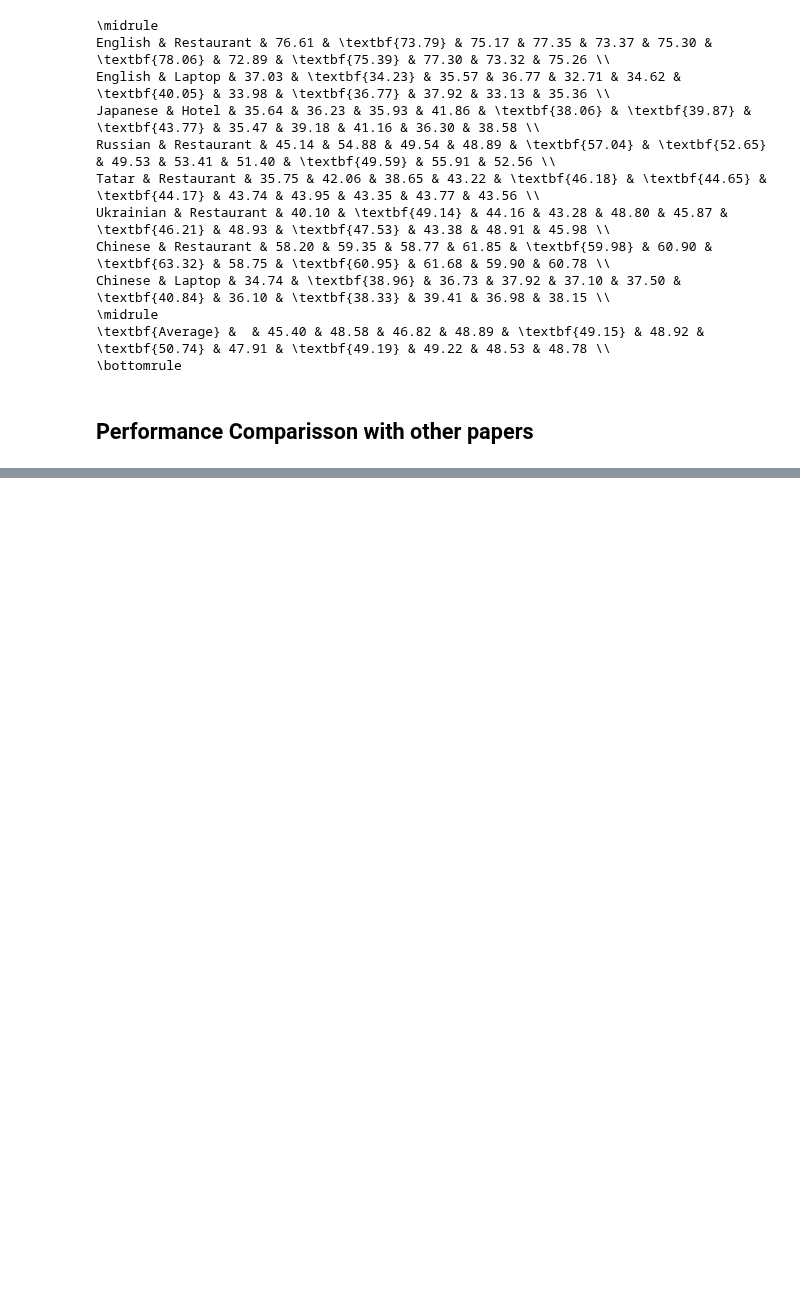
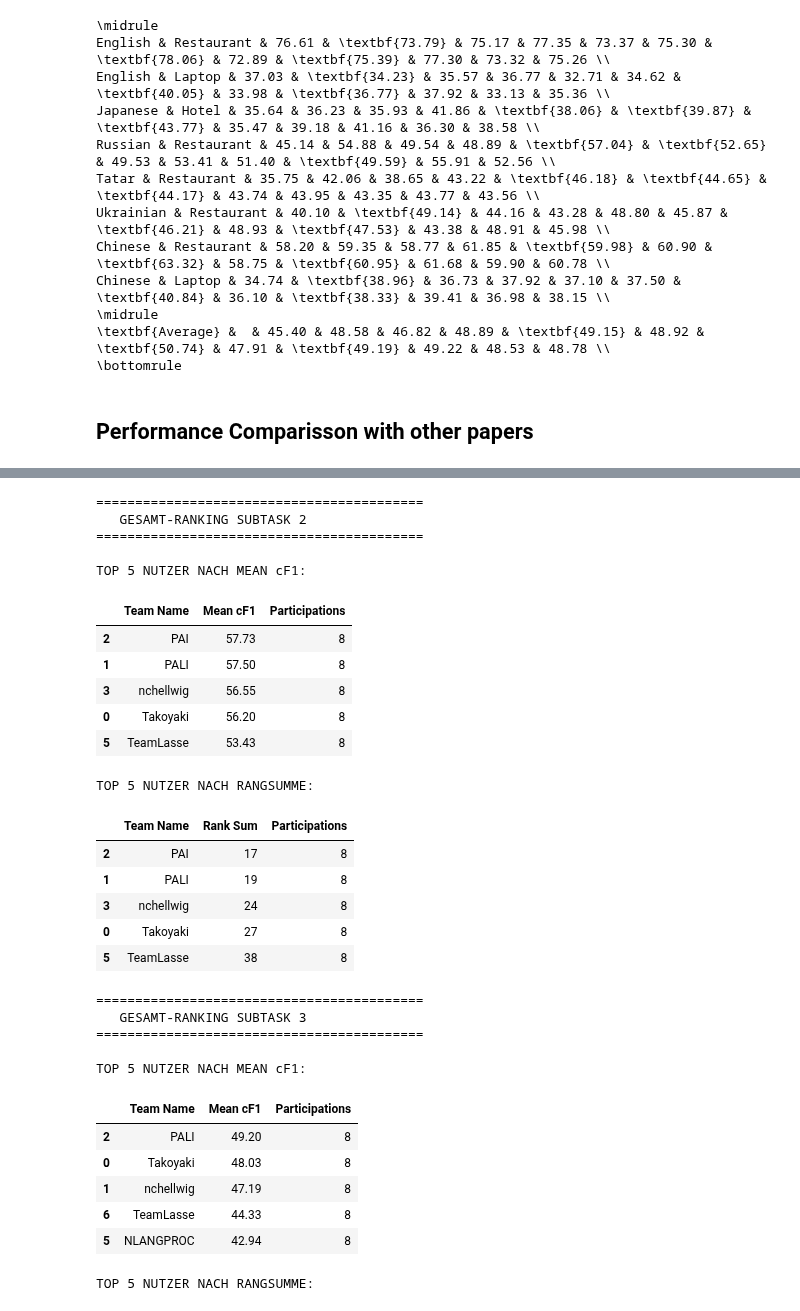
Before and after one commit to NilsHellwig/nchellwig-dimabsa, a Jupyter notebook: eval_performance.ipynb, the cells around one changed output, grey strips where cells are left out. Saved outputs shown, nothing was run; the diff lists cells and outputs as text; code cells hidden in the pictures; blank space fills up the shorter version.

```diff
--- a/eval_performance.ipynb
+++ b/eval_performance.ipynb
@@ -497,0 +466,79 @@ Chinese & Restaurant & \textbf{nchellwig (72.34)} & yangli (70.21) & zhaojun (68
+# %%
+# Finale Zusammenfassung der Top-Performer (Mean cF1 und Rangsumme)
+import pandas as pd
+
+for st_num, df_comp in [(2, df_s2_comp), (3, df_s3_comp)]:
+    relevant_combos = [(lang, dom) for sub, lang, dom in VALID_COMBINATIONS if sub == st_num]
+    num_total_combos = len(relevant_combos)
+    max_ranks = df_comp.groupby(['language', 'domain'])['rank'].max()
+
+    user_stats = []
+    user_to_team = df_comp.groupby('Username')['team_name'].first().to_dict()
+
+    for user in df_comp['Username'].unique():
+        user_data = df_comp[df_comp['Username'] == user]
+        total_score = user_data['score'].sum()
+        mean_cf1 = total_score / num_total_combos
+
+        rank_sum = 0
+        for lang, dom in relevant_combos:
+            match = user_data[(user_data['language'] == lang) & (user_data['domain'] == dom)]
+            if not match.empty:
+                rank_sum += match['rank'].iloc[0]
+            else:
+                rank_sum += max_ranks.get((lang, dom), 0) + 1
+
+        user_stats.append({
+            'Team Name': user_to_team.get(user, user),
+            'Mean cF1': round(mean_cf1, 2),
+            'Rank Sum': rank_sum,
+            'Participations': len(user_data)
+        })
+
+    df_results = pd.DataFrame(user_stats)
+
+    print(f"\n==========================================")
+    print(f"   GESAMT-RANKING SUBTASK {st_num}")
+    print(f"==========================================")
+
+    # Sortiere nach Mean cF1
+    top_cf1 = df_results.sort_values('Mean cF1', ascending=False).head(5)
+    # Sortiere nach Rangsumme
+    top_ranks = df_results.sort_values('Rank Sum', ascending=True).head(5)
+
+    print("\nTOP 5 NUTZER NACH MEAN cF1:")
+    display(top_cf1[['Team Name', 'Mean cF1', 'Participations']])
+
+    print("\nTOP 5 NUTZER NACH RANGSUMME:")
+    display(top_ranks[['Team Name', 'Rank Sum', 'Participations']])
+# %% [output]
+==========================================
+   GESAMT-RANKING SUBTASK 2
+==========================================
+
+TOP 5 NUTZER NACH MEAN cF1:
+|  | Team Name | Mean cF1 | Participations |
+| 2 | PAI | 57.73 | 8 |
+| 1 | PALI | 57.50 | 8 |
+| 3 | nchellwig | 56.55 | 8 |
+| 0 | Takoyaki | 56.20 | 8 |
+| 5 | TeamLasse | 53.43 | 8 |
+TOP 5 NUTZER NACH RANGSUMME:
+|  | Team Name | Rank Sum | Participations |
+| 2 | PAI | 17 | 8 |
+| 1 | PALI | 19 | 8 |
+| 3 | nchellwig | 24 | 8 |
+| 0 | Takoyaki | 27 | 8 |
+| 5 | TeamLasse | 38 | 8 |
+==========================================
+   GESAMT-RANKING SUBTASK 3
+==========================================
+
+TOP 5 NUTZER NACH MEAN cF1:
+|  | Team Name | Mean cF1 | Participations |
+| 2 | PALI | 49.20 | 8 |
+| 0 | Takoyaki | 48.03 | 8 |
+| 1 | nchellwig | 47.19 | 8 |
+| 6 | TeamLasse | 44.33 | 8 |
+| 5 | NLANGPROC | 42.94 | 8 |
+TOP 5 NUTZER NACH RANGSUMME:
```
Also changed, not shown: parts of 4 cells of this notebook, 4 other files.
